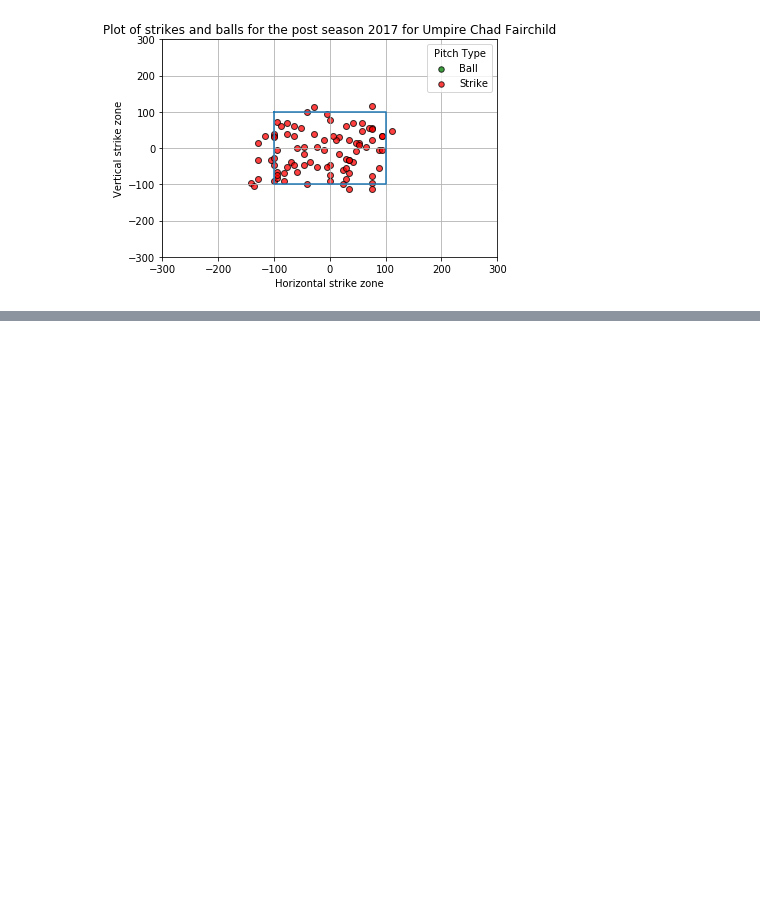
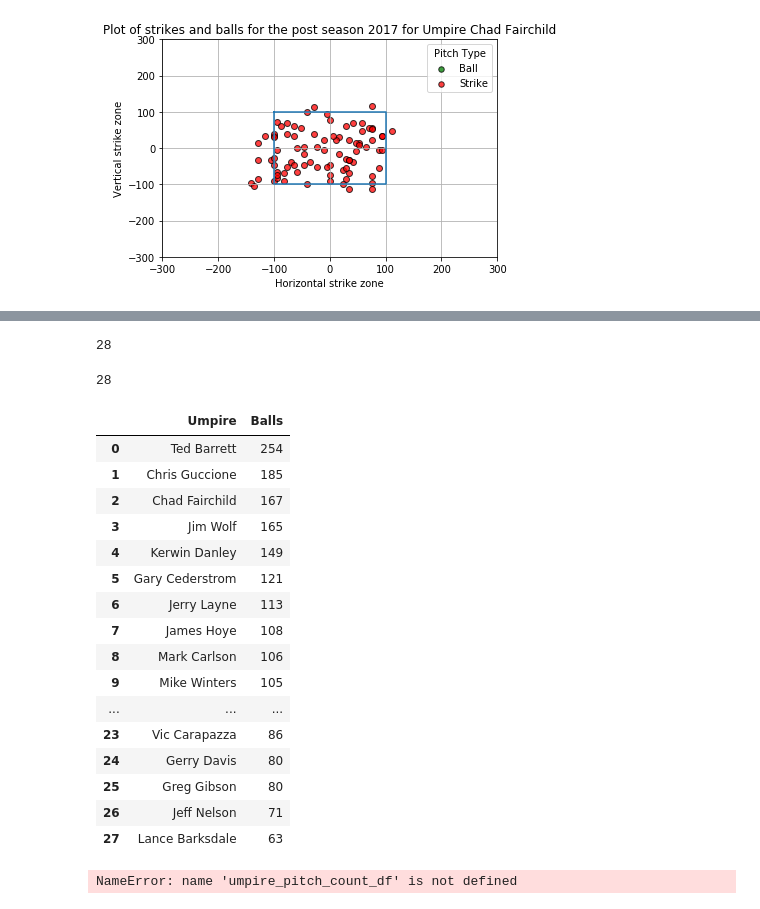
Before and after one commit to ForrestMcDougal/MLB-Postseason-Umpire-Analysis, a Jupyter notebook: Charts.ipynb, the cells around one changed output, grey strips where cells are left out. Cells and saved outputs as stored; diff of their text form; code cells hidden in the pictures; blank space fills up the shorter version.

Commit message:
Add files via upload
adding headders to pitch count, strike count and balls count

```diff
--- a/Charts.ipynb
+++ b/Charts.ipynb
@@ -106,7 +106,8 @@ plt.savefig("Images/Strikes-Balls.png", bbox_inches="tight")
 plt.show()
 # %%
 # list of each umpire
-pitch_data_df['Umpire'].value_counts()
+umpire_pitch_count = pitch_data_df['Umpire'].value_counts()
+umpire_pitch_count
 # %% [output]
 Ted Barrett           383
 Chris Guccione        308
@@ -342,3 +343,7 @@ plt.savefig("Images/Strikes-Balls_Chad_Fairchild.png", bbox_inches="tight")
 plt.show()
 # %% [output]
 [figure]
+# %%
+# list of each umpires strikes
+umpire_strikes = strikes['Umpire'].value_counts()
+umpire_strikes
@@ -344,0 +372,4 @@ plt.show()
+# %%
+# list of each umpires balls
+umpire_balls = balls['Umpire'].value_counts()
+umpire_balls
@@ -344,0 +394,44 @@ plt.show()
+# %%
+umpire_balls.count()
+# %% [output]
+28
+# %%
+umpire_pitch_count.count()
+# %% [output]
+28
+# %%
+# make some headders and df's
+umpire_pitch_count = umpire_pitch_count.reset_index()
+umpire_pitch_count.columns = ['Umpire', 'total_calls']
+# umpire_pitch_count
+
+umpire_balls = umpire_balls.reset_index()
+umpire_balls.columns = ['Umpire', 'Balls']
+# umpire_balls
+
+umpire_strikes = umpire_strikes.reset_index()
+umpire_strikes.columns = ['Umpire', 'strikes']
+# umpire_strikes
+# %% [output]
+|  | Umpire | Balls |
+| 0 | Ted Barrett | 254 |
+| 1 | Chris Guccione | 185 |
+| 2 | Chad Fairchild | 167 |
+| 3 | Jim Wolf | 165 |
+| 4 | Kerwin Danley | 149 |
+| 5 | Gary Cederstrom | 121 |
+| 6 | Jerry Layne | 113 |
+| 7 | James Hoye | 108 |
+| 8 | Mark Carlson | 106 |
+| 9 | Mike Winters | 105 |
+| ... | ... | ... |
+| 23 | Vic Carapazza | 86 |
+| 24 | Gerry Davis | 80 |
+| 25 | Greg Gibson | 80 |
+| 26 | Jeff Nelson | 71 |
+| 27 | Lance Barksdale | 63 |
+# %%
+umpire_merge_table_balls = pd.merge(umpire_pitch_count_df, umpire_balls_df, on="Umpire")
+umpire_merge_table_balls
+# %% [output]
+NameError: name 'umpire_pitch_count_df' is not defined
```
Also changed, not shown: parts of 5 cells of this notebook.
